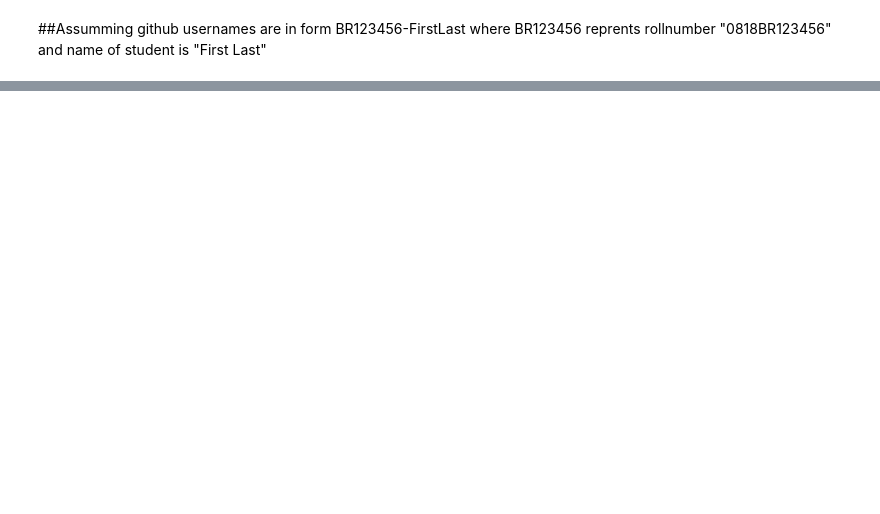
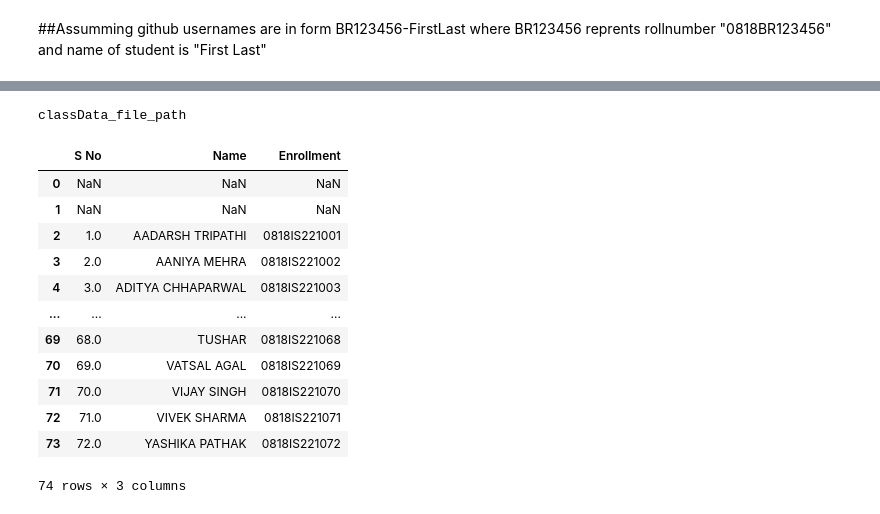
Before and after one commit to spydie30/SCOPP-Platform-Scripts, a Jupyter notebook: Identifier Verifier Pipeline.ipynb, the cells around one changed output, grey strips where cells are left out. Saved outputs shown, nothing was run; the diff lists cells and outputs as text; code cells hidden in the pictures; blank space fills up the shorter version.

```diff
--- a/Identifier Verifier Pipeline.ipynb
+++ b/Identifier Verifier Pipeline.ipynb
@@ -224,0 +368,2 @@ validate_records(gitClass_file_path , classData_file_path)
+# %%
+df1=pd.read_csv(classData_file_path)
@@ -224,0 +388,18 @@ validate_records(gitClass_file_path , classData_file_path)
+# %%
+print("classData_file_path")
+df1
+# %% [output]
+classData_file_path
+|  | S No | Name | Enrollment |
+| 0 | NaN | NaN | NaN |
+| 1 | NaN | NaN | NaN |
+| 2 | 1.0 | AADARSH TRIPATHI | 0818IS221001 |
+| 3 | 2.0 | AANIYA MEHRA | 0818IS221002 |
+| 4 | 3.0 | ADITYA CHHAPARWAL | 0818IS221003 |
+| ... | ... | ... | ... |
+| 69 | 68.0 | TUSHAR | 0818IS221068 |
+| 70 | 69.0 | VATSAL AGAL | 0818IS221069 |
+| 71 | 70.0 | VIJAY SINGH | 0818IS221070 |
+| 72 | 71.0 | VIVEK SHARMA | 0818IS221071 |
+| 73 | 72.0 | YASHIKA PATHAK | 0818IS221072 |
+74 rows × 3 columns
```
Also changed, not shown: parts of 23 cells of this notebook, 7 other files.
